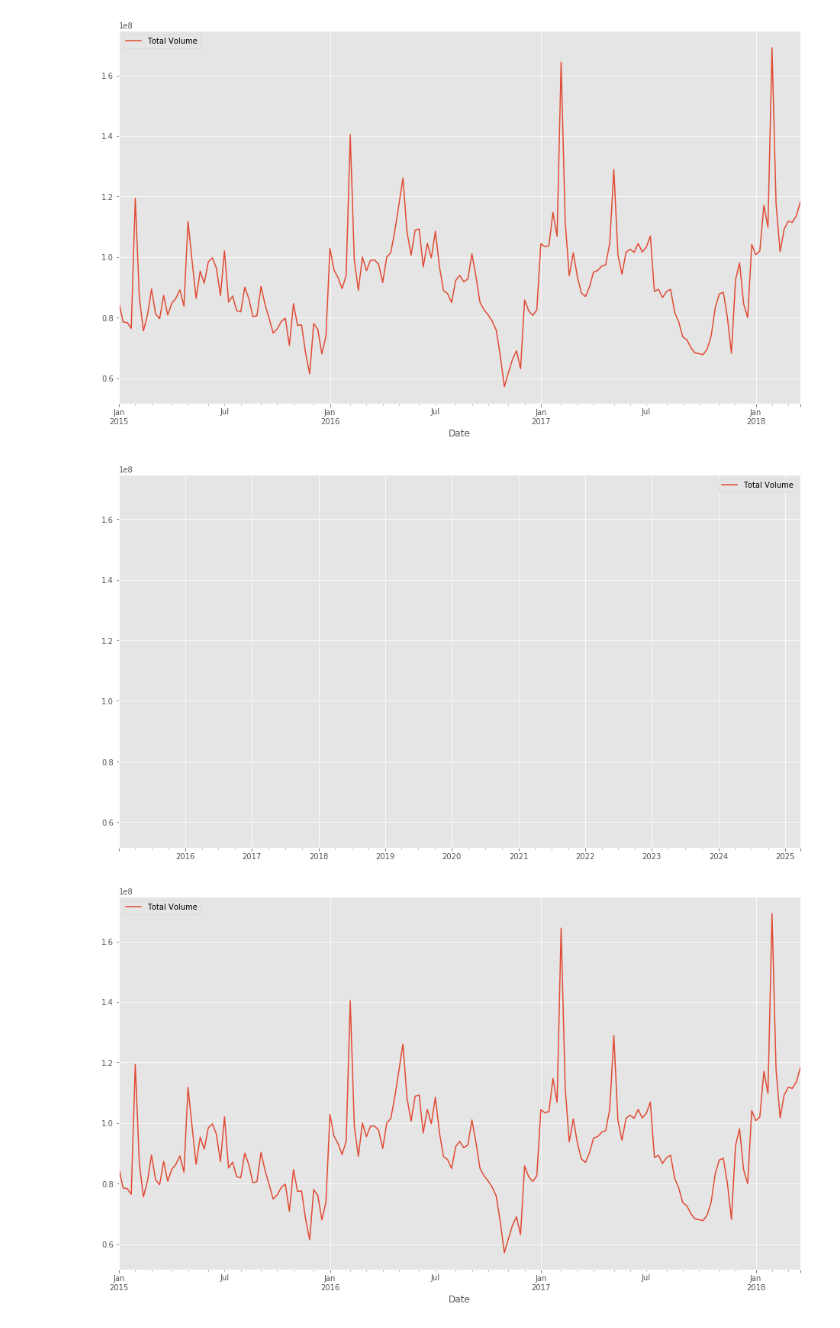
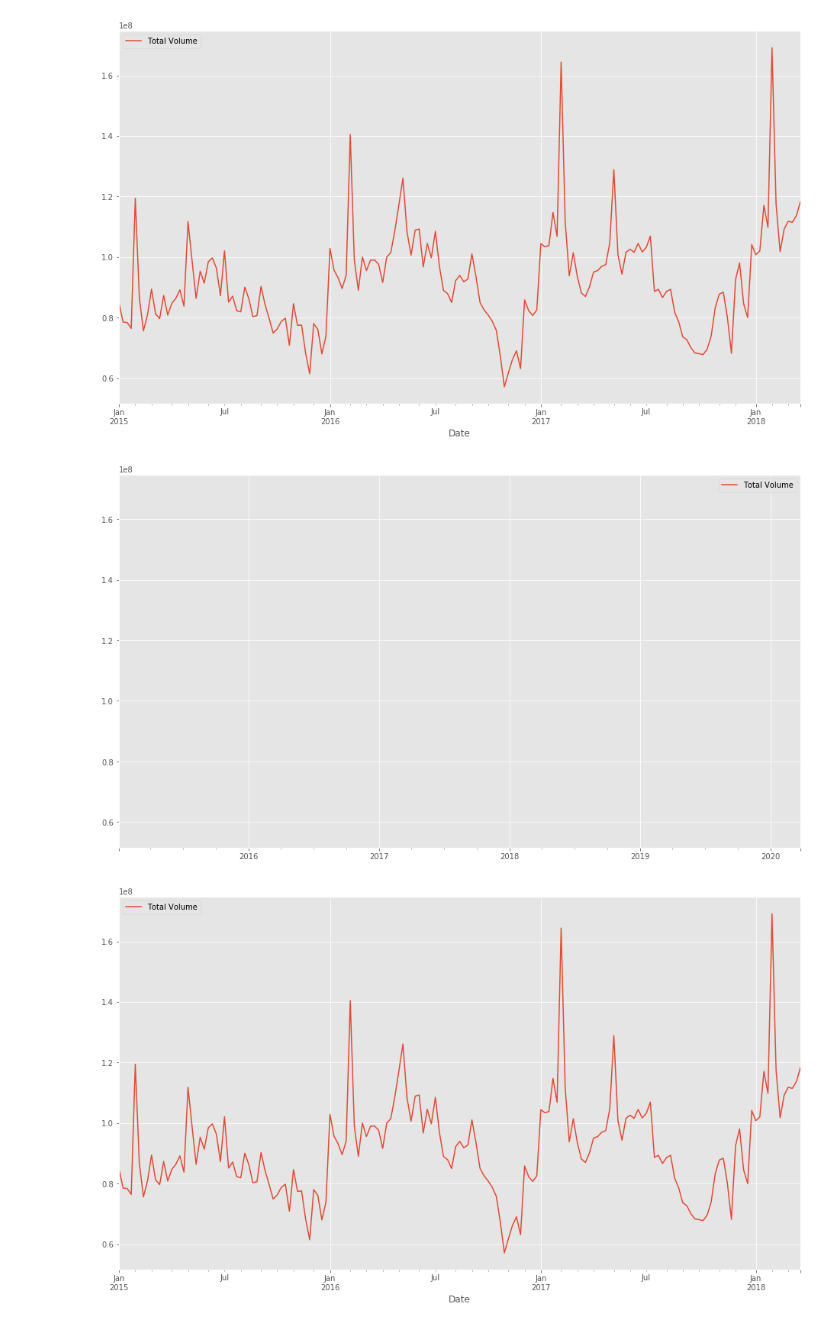
Before and after one commit to bloominstituteoftechnology/DS-Unit-2-Regression-1, a Jupyter notebook: DS_Sprint_Challenge_6_Regression_1.ipynb, the cells around one changed output. Cells and saved outputs as stored; diff of their text form; code cells hidden in the pictures.

```diff
--- a/DS_Sprint_Challenge_6_Regression_1.ipynb
+++ b/DS_Sprint_Challenge_6_Regression_1.ipynb
@@ -83,10 +83,10 @@ avocado.plot(figsize=(16,9));
 [figure]
 # %%
 predict = pd.DataFrame(avocado['Total Volume'].copy())
-predict = predict.reindex(pd.date_range(start='2015-01-04', end='2025-03-25'))
+predict = predict.reindex(pd.date_range(start='2015-01-04', end='2020-03-25'))
 predict.plot(figsize=(16,9));
 # %% [output]
-[figure, old version]
+[figure, new version]
 # %%
 avocado['2015-01-04':'2020-03-25'].plot(figsize=(16,9));
 # %% [output]
```
Also changed, not shown: parts of 31 cells of this notebook.
